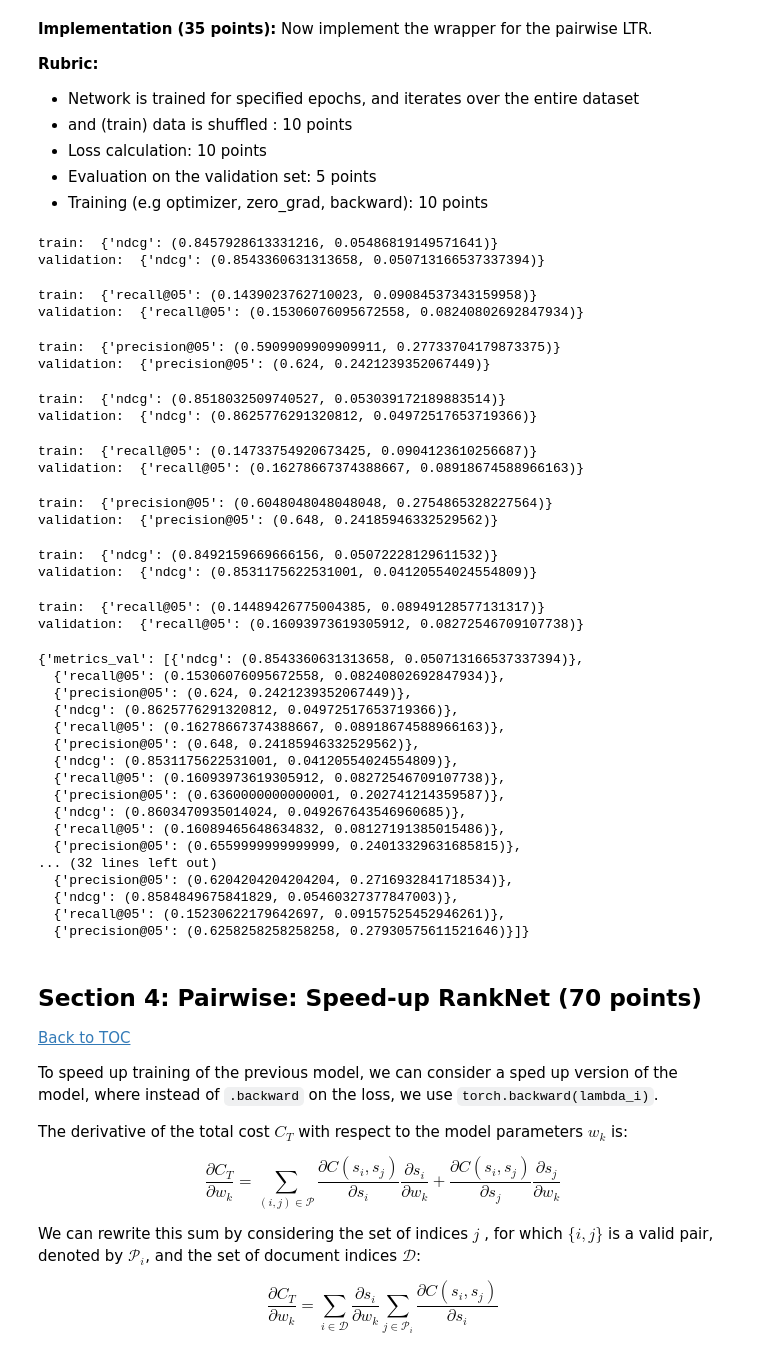
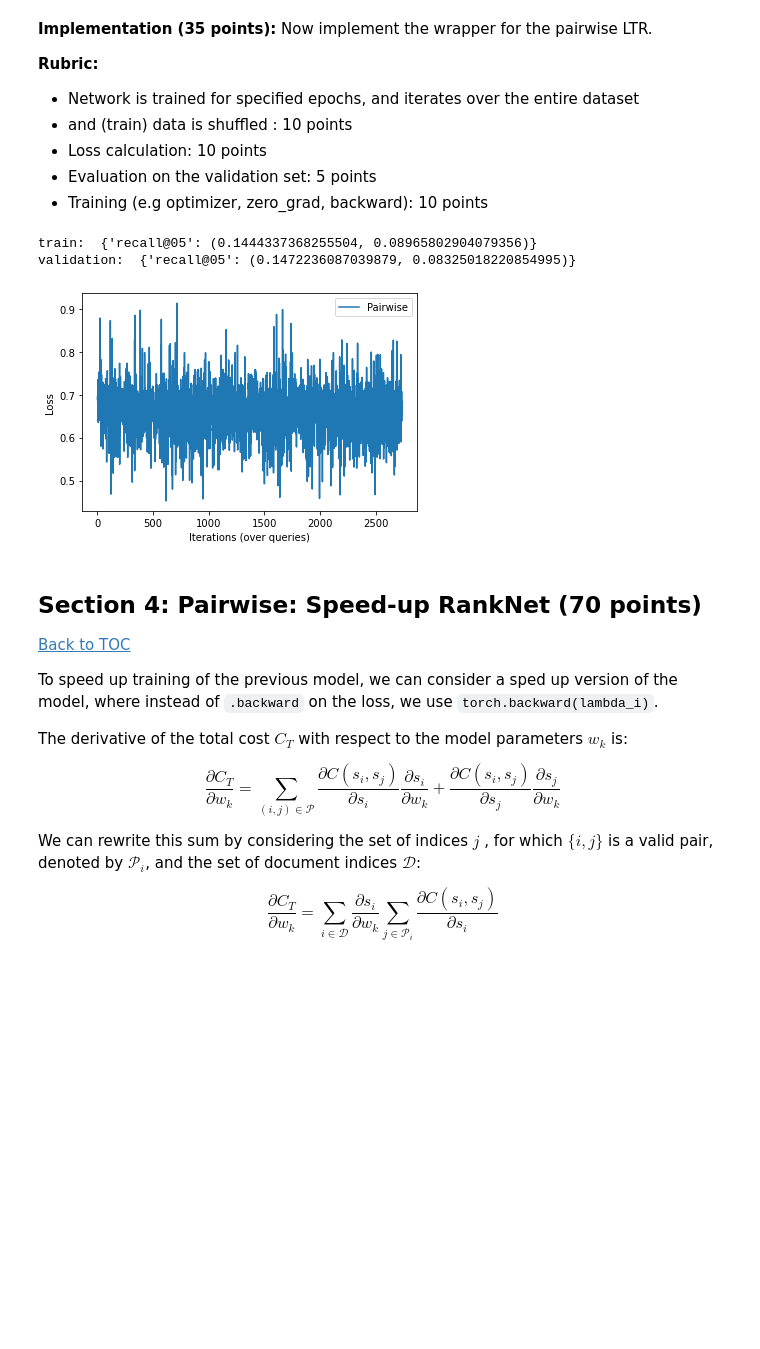
Before and after one commit to RoelRotti/IR1-Ass2-On-Offline-LTR, a Jupyter notebook: 13152416_13371266_10166122.ipynb, the cells around one changed output. Cells and saved outputs as stored; diff of their text form; code cells hidden in the pictures; blank space fills up the shorter version.

```diff
--- a/13152416_13371266_10166122.ipynb
+++ b/13152416_13371266_10166122.ipynb
@@ -850,77 +866,55 @@ def train_pairwise(net, params):
 
     # Training loop
     for epoch in range(epochs):
+        net.train()
         for (query_ids, features, targets) in tqdm(train_dl): # loop over 2735 different queries
             net.zero_grad()
-            out = torch.FloatTensor()
-            for query, x, y in zip(query_ids, features, targets): # run over all documents for a specific query
-                out = torch.cat([out, net(x)]) # concatenates outputs of the network for each of the documents belonging to query q_i
-            loss = loss_function(out.squeeze(1), y)
+            out = net(features[0])
+            loss = loss_function(out.squeeze(1), targets[0])
             if loss is not None:
+                losses.append(loss)
                 loss.backward()
                 optimizer.step()
 
-
         # EVALUATE
+        net.eval()
         train_evaluation = evaluate_model(pred_fn, "train", print_results=False, q_level=True)  #def evaluate_model(pred_fn, split, batch_size=256, print_results=False, q_level=False):
         validation_evaluation = evaluate_model(pred_fn, "validation", print_results=False, q_level=True)
 
         # Save the appropriate evaluations
         for m in params.metrics:
             train_metrics_epoch.append({m : train_evaluation[0][m]})
             val_metrics_epoch.append({m : validation_evaluation[0][m]})
 
         # print metrics
         print("train: ", train_metrics_epoch[epoch])
         print("validation: ", val_metrics_epoch[epoch])
 
     return {
         "metrics_val": val_metrics_epoch,
         "metrics_train": train_metrics_epoch
     }
 
-# We used this here because we cannot modify the next cell
-seed(42)
-params = Namespace(epochs=8,
+# For testing and plotting the loss
+params = Namespace(epochs=1,
                     lr=1e-3,
                     batch_size=1,
                     metrics={"ndcg", "precision@05", "recall@05"})
+
 pairwise_net = NeuralModule(1)
+
+## train a pairwise model
+losses = []
 train_pairwise(pairwise_net, params)
+plt.plot(losses, label = 'Pairwise')
+plt.legend()
+plt.ylabel('Loss')
+plt.xlabel('Iterations (over queries)')
+plt.show()
 # %% [output]
-train:  {'ndcg': (0.8457928613331216, 0.05486819149571641)}
-validation:  {'ndcg': (0.8543360631313658, 0.050713166537337394)}
+train:  {'recall@05': (0.1444337368255504, 0.08965802904079356)}
+validation:  {'recall@05': (0.1472236087039879, 0.08325018220854995)}
-train:  {'recall@05': (0.1439023762710023, 0.09084537343159958)}
-validation:  {'recall@05': (0.15306076095672558, 0.08240802692847934)}
-train:  {'precision@05': (0.5909909909909911, 0.27733704179873375)}
-validation:  {'precision@05': (0.624, 0.2421239352067449)}
-train:  {'ndcg': (0.8518032509740527, 0.053039172189883514)}
-validation:  {'ndcg': (0.8625776291320812, 0.04972517653719366)}
-train:  {'recall@05': (0.14733754920673425, 0.0904123610256687)}
-validation:  {'recall@05': (0.16278667374388667, 0.08918674588966163)}
-train:  {'precision@05': (0.6048048048048048, 0.2754865328227564)}
-validation:  {'precision@05': (0.648, 0.24185946332529562)}
-train:  {'ndcg': (0.8492159669666156, 0.05072228129611532)}
-validation:  {'ndcg': (0.8531175622531001, 0.04120554024554809)}
-train:  {'recall@05': (0.14489426775004385, 0.08949128577131317)}
-validation:  {'recall@05': (0.16093973619305912, 0.08272546709107738)}
-{'metrics_val': [{'ndcg': (0.8543360631313658, 0.050713166537337394)},
-  {'recall@05': (0.15306076095672558, 0.08240802692847934)},
-  {'precision@05': (0.624, 0.2421239352067449)},
-  {'ndcg': (0.8625776291320812, 0.04972517653719366)},
-  {'recall@05': (0.16278667374388667, 0.08918674588966163)},
-  {'precision@05': (0.648, 0.24185946332529562)},
-  {'ndcg': (0.8531175622531001, 0.04120554024554809)},
-  {'recall@05': (0.16093973619305912, 0.08272546709107738)},
-  {'precision@05': (0.6360000000000001, 0.202741214359587)},
-  {'ndcg': (0.8603470935014024, 0.049267643546960685)},
-  {'recall@05': (0.16089465648634832, 0.08127191385015486)},
-  {'precision@05': (0.6559999999999999, 0.24013329631685815)},
-... (32 lines left out)
-  {'precision@05': (0.6204204204204204, 0.2716932841718534)},
-  {'ndcg': (0.8584849675841829, 0.05460327377847003)},
-  {'recall@05': (0.15230622179642697, 0.09157525452946261)},
-  {'precision@05': (0.6258258258258258, 0.27930575611521646)}]}
+[figure, added]
 # %%
 pairwise_params_test = Namespace(epochs=1, lr=1e-3, batch_size=1, metrics={"ndcg"})
 ## uncomment to test your code
```
Also changed, not shown: parts of 30 cells of this notebook, 13 other files.
